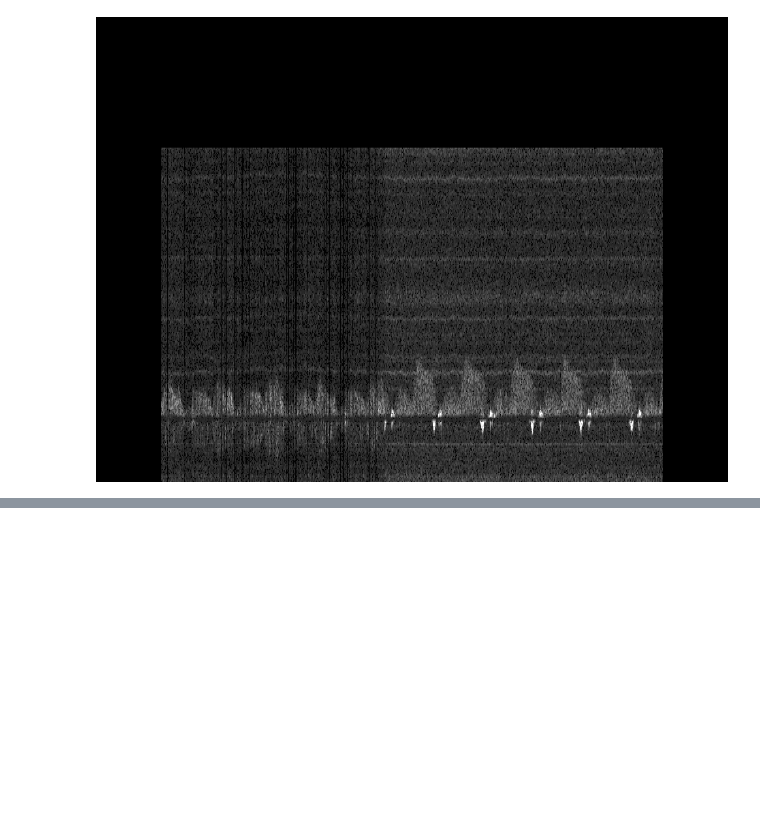
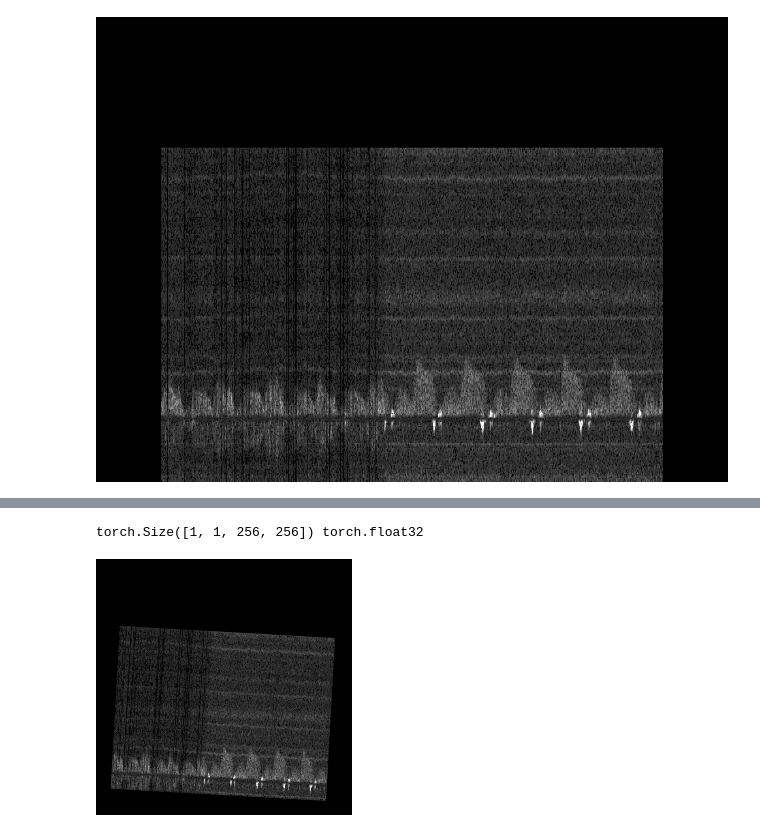
Before and after one commit to mshunshin/scantensus-sdy, a Jupyter notebook: experiments/fetch_labels.ipynb, the cells around one changed output, grey strips where cells are left out. Saved outputs shown, nothing was run; the diff lists cells and outputs as text; code cells hidden in the pictures; blank space fills up the shorter version.

```diff
--- a/experiments/fetch_labels.ipynb
+++ b/experiments/fetch_labels.ipynb
@@ -145,0 +231,8 @@ image
+# %%
+cropped = center_crop(transformed, (256, 256))
+print(cropped.shape, cropped.dtype)
+
+render_torch_image(cropped.squeeze(1))
+# %% [output]
+torch.Size([1, 1, 256, 256]) torch.float32
+[figure, added]
```
Also changed, not shown: parts of 12 cells of this notebook, 5 other files.
